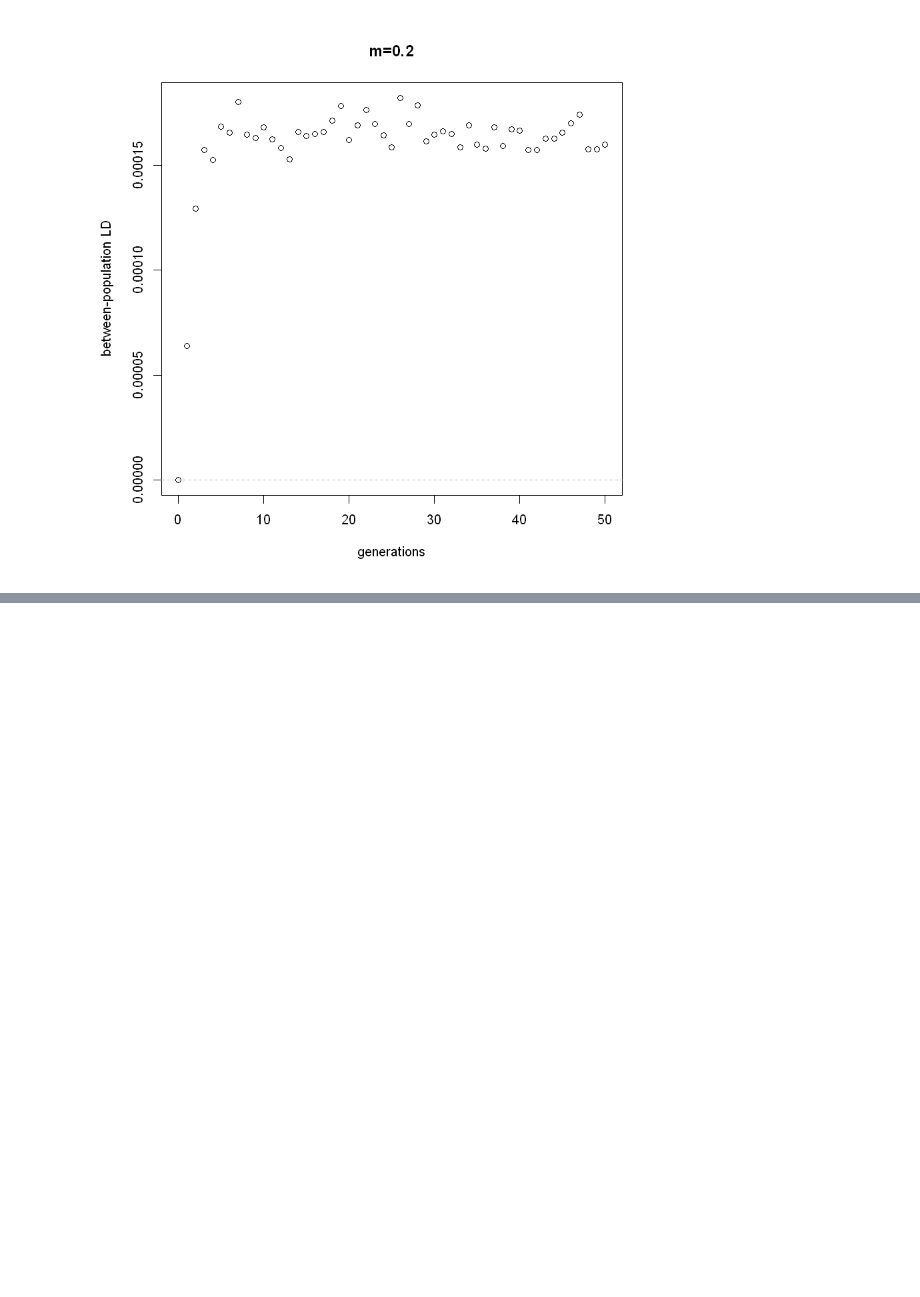
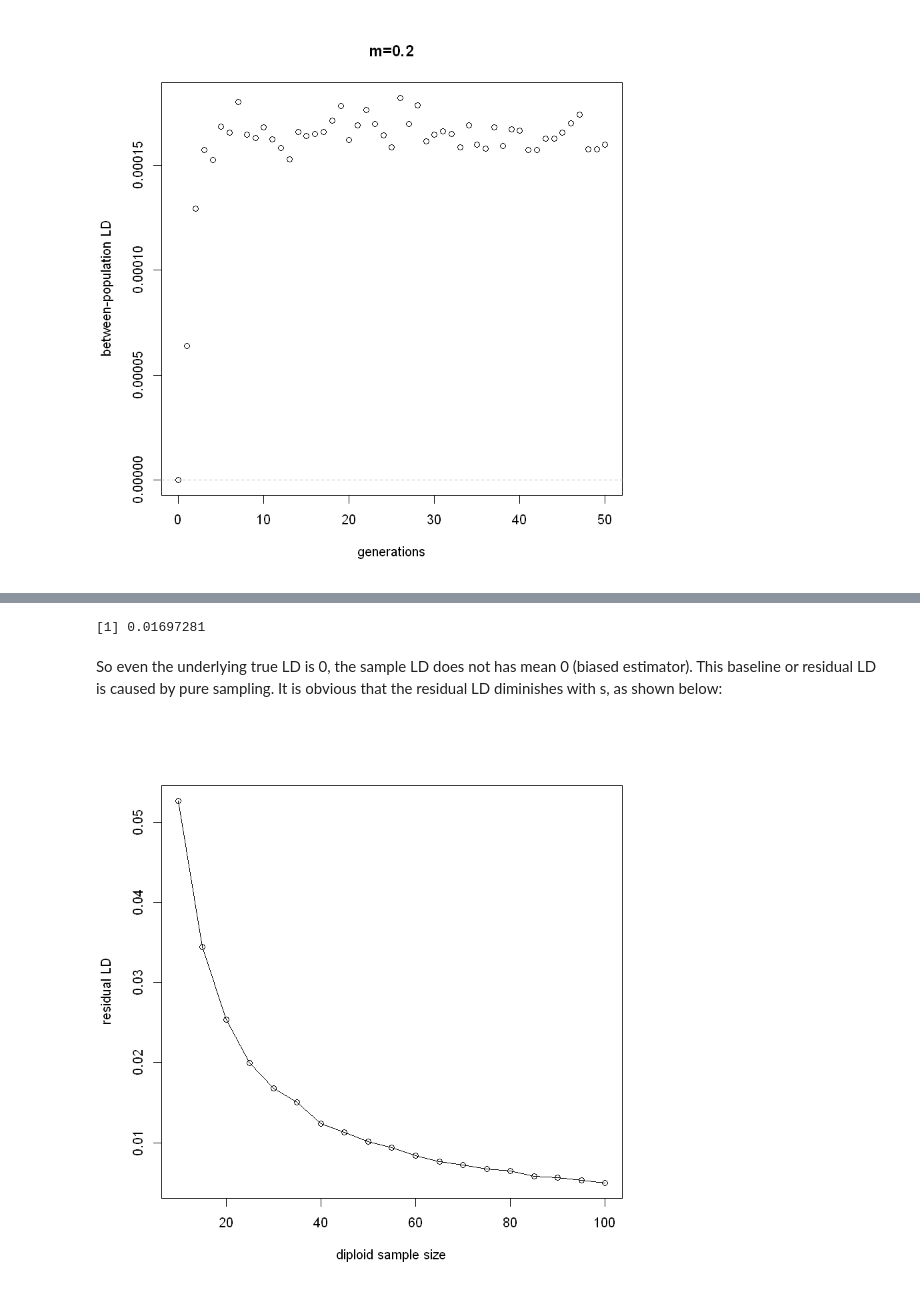
Before and after one commit to tinyuhui/UROP, a Jupyter notebook: tin-yu/migration_r2.ipynb, the cells around one changed output, grey strips where cells are left out. Cells and saved outputs as stored; diff of their text form; code cells hidden in the pictures; blank space fills up the shorter version.

```diff
--- a/tin-yu/migration_r2.ipynb
+++ b/tin-yu/migration_r2.ipynb
@@ -211,0 +216,25 @@ Another thing I would like to mention is $E[D]$ or $E[r]$ in the simple two-locu
+# %%
+# TRUE HAPLOTYPE FREQ IS 0.25 EACH. WE SAMPLE s INDIVIDUALS (=2s HAPLOTYPES). MULTINOMIAL.
+# REPEAT 10000 TIMES.
+s<-30
+sc<-rmultinom(10000, size=2*s, prob=c(0.25, 0.25, 0.25, 0.25))
+# CALCULATE r2
+r2<-(sc[1,]*sc[4,]-sc[2,]*sc[3,])^2/((sc[1,]+sc[2,])*(sc[3,]+sc[4,])*(sc[1,]+sc[3,])*(sc[2,]+sc[4,]))
+mean(r2)
+# %% [output]
+[1] 0.01697281
+# %% [markdown]
+So even the underlying true LD is 0, the sample LD does not has mean 0 (biased estimator). This baseline or residual LD is caused by pure sampling. It is obvious that the residual LD diminishes with s, as shown below:
+# %%
+s<-seq(10, 100, 5)
+r2<-s*0
+for (i in 1:length(s))
+    {
+    sc<-rmultinom(10000, size=2*s[i], prob=c(0.25, 0.25, 0.25, 0.25))
+    temp<-(sc[1,]*sc[4,]-sc[2,]*sc[3,])^2/((sc[1,]+sc[2,])*(sc[3,]+sc[4,])*(sc[1,]+sc[3,])*(sc[2,]+sc[4,]))
+    r2[i]<-mean(temp, na.rm=T)
+    }
+plot(s, r2, xlab='diploid sample size', ylab='residual LD')
+lines(s, r2)
+# %% [output]
+[figure, added]
```
Also changed, not shown: parts of 2 cells of this notebook.
